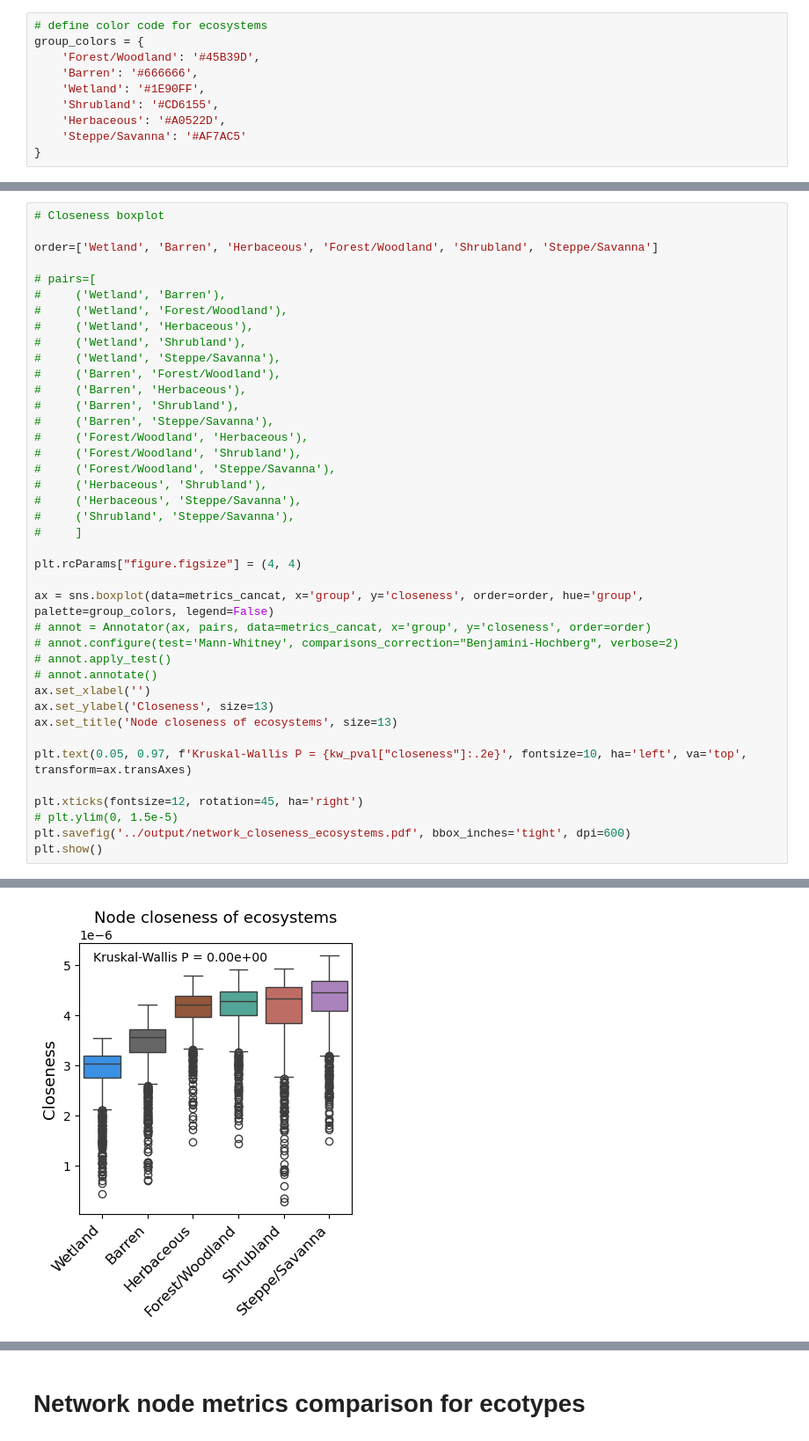
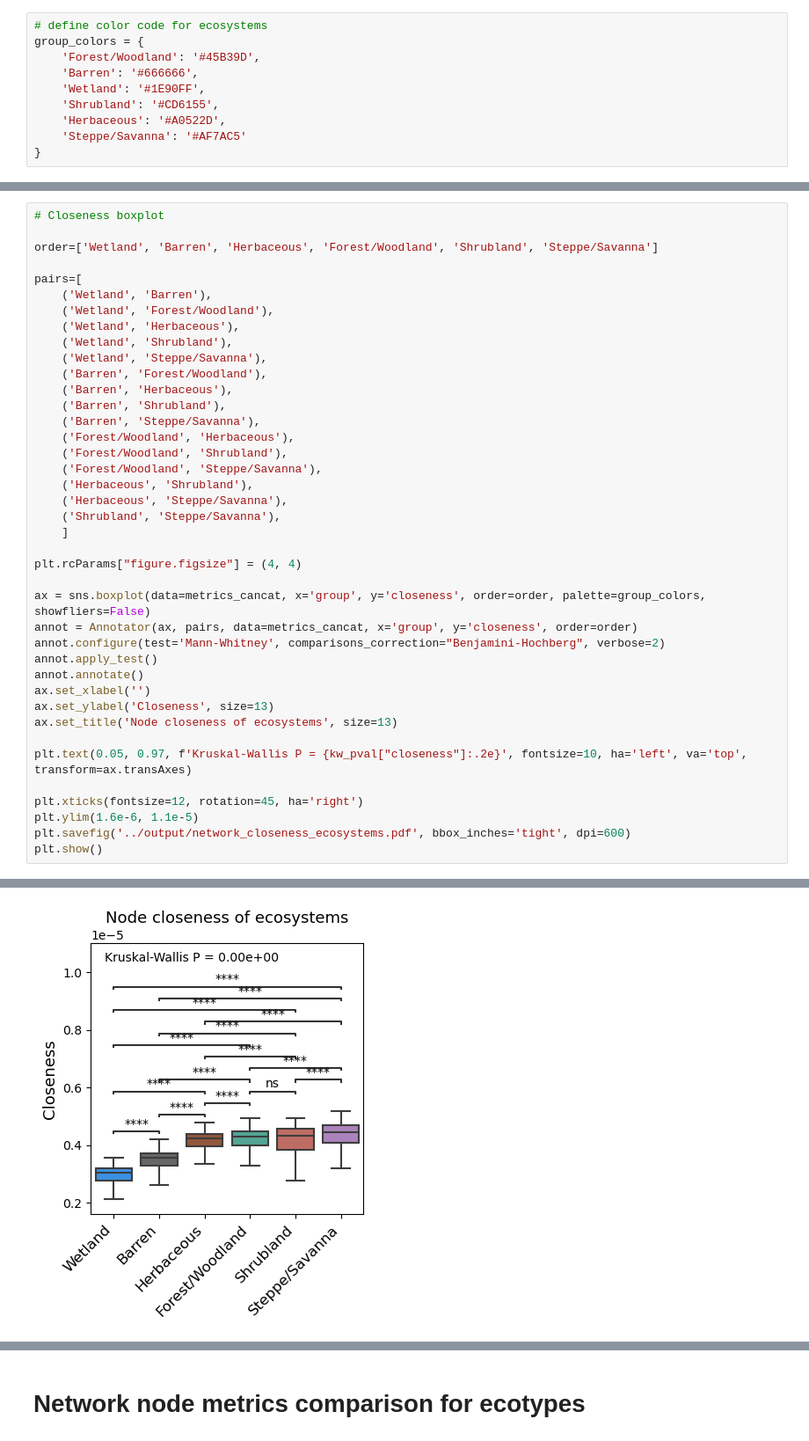
Before and after one commit to leaph-lab/USsoil16S_MS, a Jupyter notebook: 3B_Network_Metrics/code/3B_Network_Metrics.ipynb, the cells around one changed output, grey strips where cells are left out. Shown: that part at 88% size. Saved outputs shown, nothing was run; the diff lists cells and outputs as text.

```diff
--- a/3B_Network_Metrics/code/3B_Network_Metrics.ipynb
+++ b/3B_Network_Metrics/code/3B_Network_Metrics.ipynb
@@ -304,31 +335,31 @@ plt.show()
 
 order=['Wetland', 'Barren', 'Herbaceous', 'Forest/Woodland', 'Shrubland', 'Steppe/Savanna']
 
-# pairs=[
-#     ('Wetland', 'Barren'),
-#     ('Wetland', 'Forest/Woodland'),
-#     ('Wetland', 'Herbaceous'),
-#     ('Wetland', 'Shrubland'),
-#     ('Wetland', 'Steppe/Savanna'),
-#     ('Barren', 'Forest/Woodland'),
-#     ('Barren', 'Herbaceous'),
-#     ('Barren', 'Shrubland'),
-#     ('Barren', 'Steppe/Savanna'),
-#     ('Forest/Woodland', 'Herbaceous'),
-#     ('Forest/Woodland', 'Shrubland'),
-#     ('Forest/Woodland', 'Steppe/Savanna'),
-#     ('Herbaceous', 'Shrubland'),
-#     ('Herbaceous', 'Steppe/Savanna'),
-#     ('Shrubland', 'Steppe/Savanna'),
-#     ]
+pairs=[
+    ('Wetland', 'Barren'),
+    ('Wetland', 'Forest/Woodland'),
+    ('Wetland', 'Herbaceous'),
+    ('Wetland', 'Shrubland'),
+    ('Wetland', 'Steppe/Savanna'),
+    ('Barren', 'Forest/Woodland'),
+    ('Barren', 'Herbaceous'),
+    ('Barren', 'Shrubland'),
+    ('Barren', 'Steppe/Savanna'),
+    ('Forest/Woodland', 'Herbaceous'),
+    ('Forest/Woodland', 'Shrubland'),
+    ('Forest/Woodland', 'Steppe/Savanna'),
+    ('Herbaceous', 'Shrubland'),
+    ('Herbaceous', 'Steppe/Savanna'),
+    ('Shrubland', 'Steppe/Savanna'),
+    ]
 
 plt.rcParams["figure.figsize"] = (4, 4)
 
-ax = sns.boxplot(data=metrics_cancat, x='group', y='closeness', order=order, hue='group', palette=group_colors, legend=False)
-# annot = Annotator(ax, pairs, data=metrics_cancat, x='group', y='closeness', order=order)
-# annot.configure(test='Mann-Whitney', comparisons_correction="Benjamini-Hochberg", verbose=2)
-# annot.apply_test()
-# annot.annotate()
+ax = sns.boxplot(data=metrics_cancat, x='group', y='closeness', order=order, palette=group_colors, showfliers=False)
+annot = Annotator(ax, pairs, data=metrics_cancat, x='group', y='closeness', order=order)
+annot.configure(test='Mann-Whitney', comparisons_correction="Benjamini-Hochberg", verbose=2)
+annot.apply_test()
+annot.annotate()
 ax.set_xlabel('')
 ax.set_ylabel('Closeness', size=13)
 ax.set_title('Node closeness of ecosystems', size=13)
@@ -336,7 +367,7 @@ ax.set_title('Node closeness of ecosystems', size=13)
 plt.text(0.05, 0.97, f'Kruskal-Wallis P = {kw_pval["closeness"]:.2e}', fontsize=10, ha='left', va='top', transform=ax.transAxes)
 
 plt.xticks(fontsize=12, rotation=45, ha='right')
-# plt.ylim(0, 1.5e-5)
+plt.ylim(1.6e-6, 1.1e-5)
 plt.savefig('../output/network_closeness_ecosystems.pdf', bbox_inches='tight', dpi=600)
 plt.show()
 # %% [output]
@@ -343,4 +391,4 @@ plt.show()
-[figure, old version]
+[figure, new version]
 # %%
 # Betweenness boxplot
 
```
Also changed, not shown: parts of 7 cells of this notebook, 6 other files.
